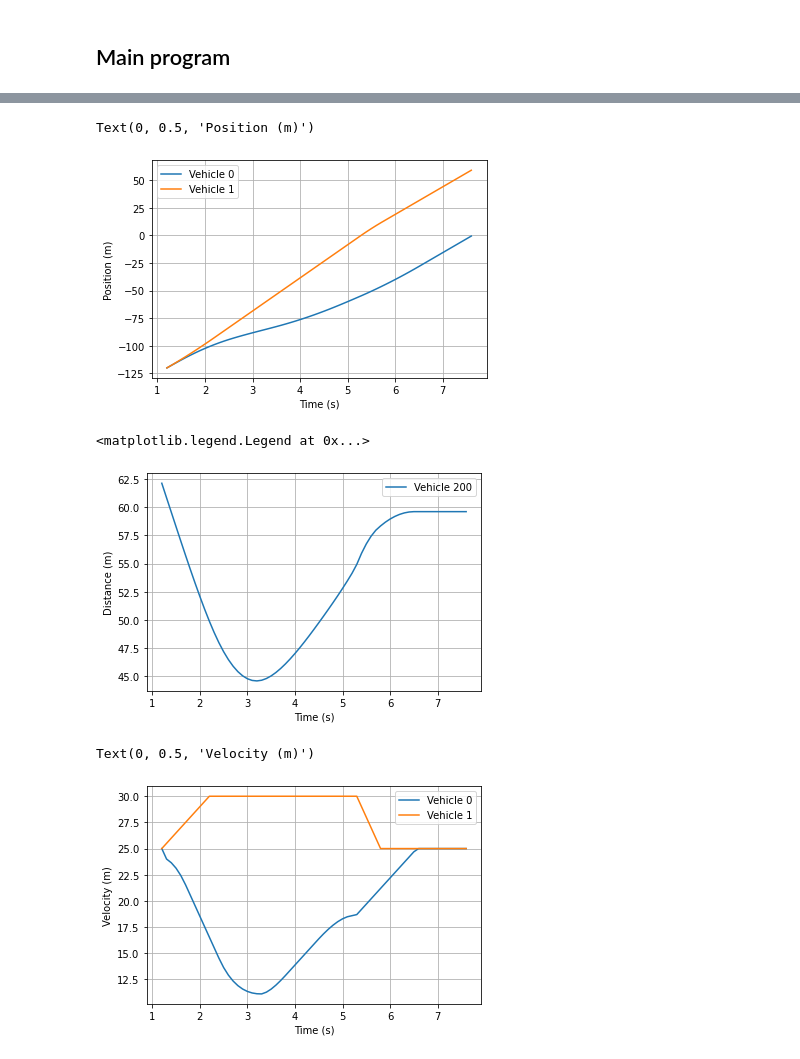
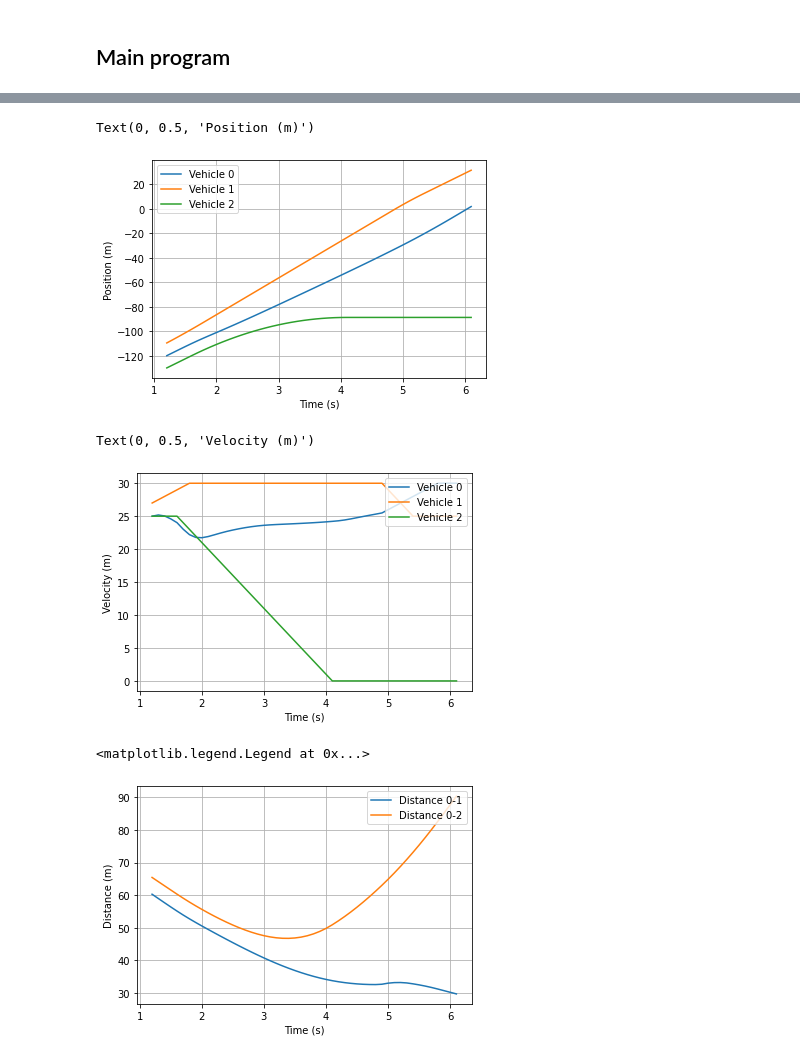
Before and after one commit to vietanhle0101/CILQR-merging, a Jupyter notebook: CILQR.ipynb, the cells around one changed output, grey strips where cells are left out. Saved outputs shown, nothing was run; the diff lists cells and outputs as text; code cells hidden in the pictures.

```diff
--- a/CILQR.ipynb
+++ b/CILQR.ipynb
@@ -330,20 +340,24 @@ class CILQR:
 # %%
 np.random.seed(28)
 T = 0.1; H = 20
-HDV_ego = True
+HDV_ego = [True, False]
 control_zone = np.array([-120, 0])
 
 cars = []
 cars.append(CAV(np.array([-150.0, 25.0])))
-cars.append(HDV(np.array([-150.0, 25.0])))
+cars.append(HDV(np.array([-140.0, 25.0])))
+cars.append(HDV(np.array([-160.0, 25.0])))
+n_cars = len(cars)
+N_HDV = n_cars - 1
 
-control = CILQR(H, T)
-W = np.array([1.,1.,1e3])
+control = CILQR(N_HDV, H, T)
+W = np.array([1.,3.,1e3])
 control.set_weight(W)
 r = 10; ang = np.pi/6; v_ref = 25
 control.set_road_info(r, ang)
 control.initialize()
-control.set_state(cars[0].st, cars[1].st)
+all_st = np.array([cars[i].st for i in range(N_HDV+1)]).T
+control.set_state(all_st)
 control.set_nominal(nom_inputs = np.zeros([1, H]))
 
 start = timer()
@@ -410,16 +426,15 @@ Time step 199
 # %%
 L = cars[0].X_hist[0,:].shape[0]
+X_hist = np.zeros((n_cars,3,L))
 
-X_hist = np.zeros((2,3,L))
-
-for i in range(2):
+for i in range(n_cars):
     X_hist[i,0,:] = cars[i].X_hist[0,:]
     X_hist[i,1,:] = cars[i].X_hist[1,:]
     X_hist[i,2,:-1] = cars[i].U_hist
 # %%
 t_series = T*np.linspace(0,L-1,num=L)
 
-for i in range(2):
+for i in range(n_cars):
     plt.plot(t_series[enter_t:exit_t], X_hist[i,0,:][enter_t:exit_t], label = "Vehicle " + str(i))
 plt.grid()
 plt.legend(loc="upper left")
@@ -431,36 +446,38 @@ plt.ylabel('Position (m)')
 # tikzplotlib.save(filename)
 # %% [output]
 Text(0, 0.5, 'Position (m)')
-[figure, old version]
+[figure, new version]
-# %%
-d = np.zeros(L)
-for i in range(L):
-    p1 = X_hist[0,0,i]; p2 = X_hist[1,0,i]
-    d[i] = distance(p1, p2, ang)
 # %%
-plt.plot(t_series[enter_t:exit_t], d[enter_t:exit_t], label = "Vehicle " + str(i))
+for i in range(n_cars):
+    plt.plot(t_series[enter_t:exit_t], X_hist[i,1,:][enter_t:exit_t], label = "Vehicle " + str(i))
 plt.grid()
+plt.legend(loc="upper right")
 plt.xlabel('Time (s)')
-plt.ylabel('Distance (m)')
-plt.legend(loc="upper right")
-# filename = 'plots/distance.png'
+plt.ylabel('Velocity (m)')
+# filename = 'plots/velocity.png'
 # plt.savefig(filename)
-# filename = 'plots/distance' +'.tex'
+# filename = 'plots/velocity' +'.tex'
 # tikzplotlib.save(filename)
 # %% [output]
-<matplotlib.legend.Legend at 0x...>
+Text(0, 0.5, 'Velocity (m)')
-[figure, old version]
+[figure, new version]
 # %%
-for i in range(2):
-    plt.plot(t_series[enter_t:exit_t], X_hist[i,1,:][enter_t:exit_t], label = "Vehicle " + str(i))
+d = np.zeros([N_HDV,L])
+for i in range(N_HDV):
+    for k in range(L):
+        p1 = X_hist[0,0,k]; p2 = X_hist[i+1,0,k]
+        d[i,k] = distance(p1, p2, ang)
+
+for i in range(N_HDV):
+    plt.plot(t_series[enter_t:exit_t], d[i, enter_t:exit_t], label = "Distance " + str(0) + "-" + str(i+1))
 plt.grid()
+plt.xlabel('Time (s)')
+plt.ylabel('Distance (m)')
 plt.legend(loc="upper right")
-plt.xlabel('Time (s)')
-plt.ylabel('Velocity (m)')
-# filename = 'plots/velocity.png'
+# filename = 'plots/distance.png'
 # plt.savefig(filename)
-# filename = 'plots/velocity' +'.tex'
+# filename = 'plots/distance' +'.tex'
 # tikzplotlib.save(filename)
 # %% [output]
-Text(0, 0.5, 'Velocity (m)')
+<matplotlib.legend.Legend at 0x...>
-[figure, old version]
+[figure, new version]
```
Also changed, not shown: parts of 4 cells of this notebook.
